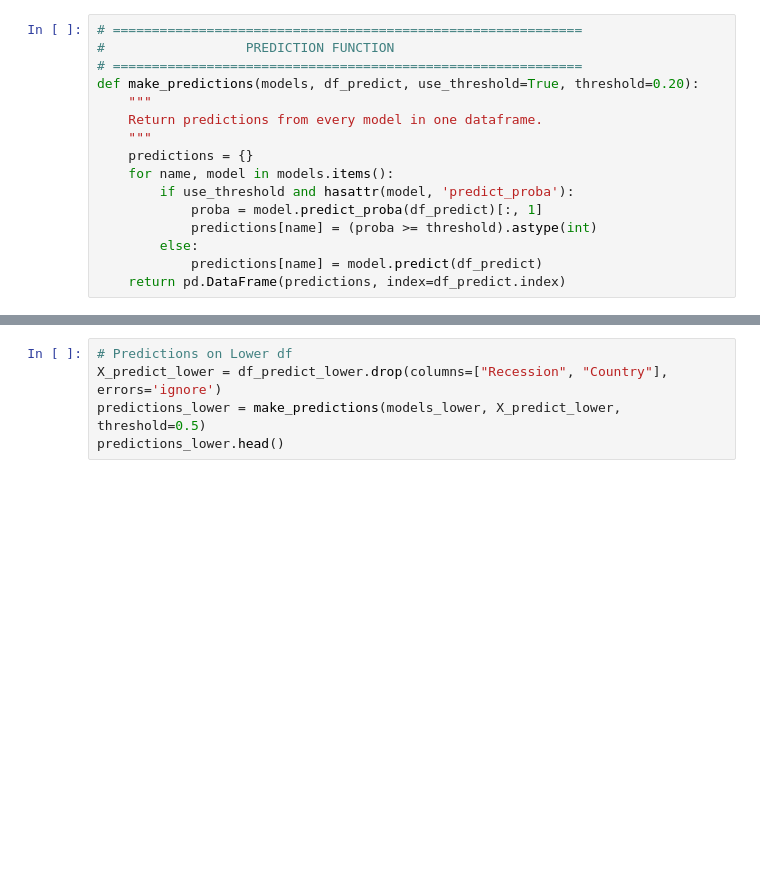
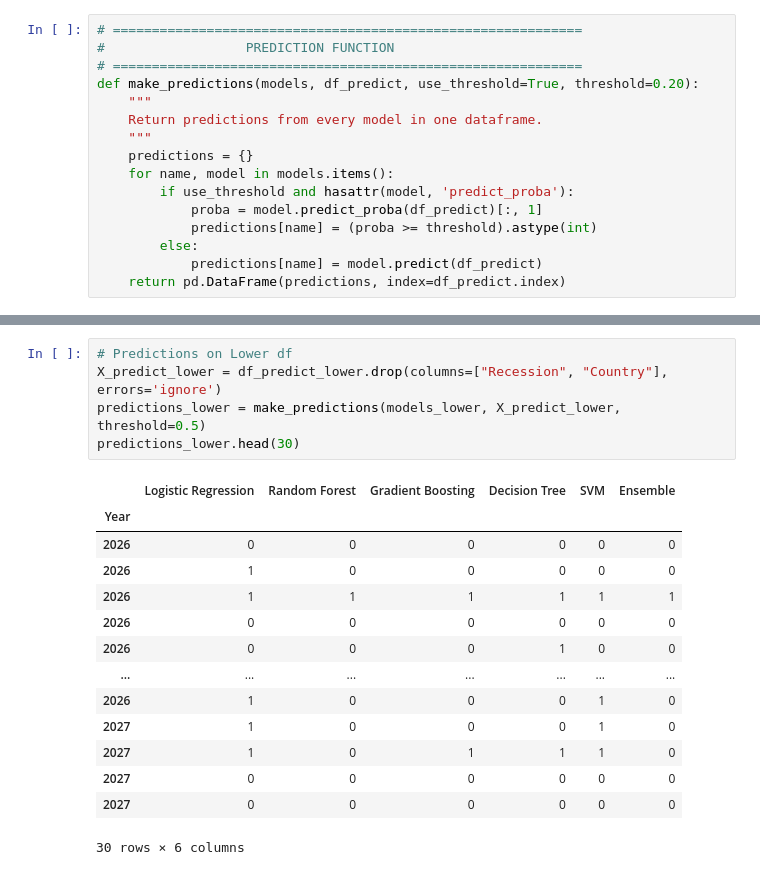
Before and after one commit to ningerdinger/Machine_Learning, a Jupyter notebook: Final_product.ipynb, the cells around one changed output, grey strips where cells are left out. Saved outputs shown, nothing was run; the diff lists cells and outputs as text; blank space fills up the shorter version.

```diff
--- a/Final_product.ipynb
+++ b/Final_product.ipynb
@@ -740,8 +1070,23 @@ predictions_upper.head()
 # %%
 # Predictions on Lower df
 X_predict_lower = df_predict_lower.drop(columns=["Recession", "Country"], errors='ignore')
 predictions_lower = make_predictions(models_lower, X_predict_lower, threshold=0.5)
-predictions_lower.head()
+predictions_lower.head(30)
+# %% [output]
+|  | Logistic Regression | Random Forest | Gradient Boosting | Decision Tree | SVM | Ensemble |
+| Year |  |  |  |  |  |  |
+| 2026 | 0 | 0 | 0 | 0 | 0 | 0 |
+| 2026 | 1 | 0 | 0 | 0 | 0 | 0 |
+| 2026 | 1 | 1 | 1 | 1 | 1 | 1 |
+| 2026 | 0 | 0 | 0 | 0 | 0 | 0 |
+| 2026 | 0 | 0 | 0 | 1 | 0 | 0 |
+| ... | ... | ... | ... | ... | ... | ... |
+| 2026 | 1 | 0 | 0 | 0 | 1 | 0 |
+| 2027 | 1 | 0 | 0 | 0 | 1 | 0 |
+| 2027 | 1 | 0 | 1 | 1 | 1 | 0 |
+| 2027 | 0 | 0 | 0 | 0 | 0 | 0 |
+| 2027 | 0 | 0 | 0 | 0 | 0 | 0 |
+30 rows × 6 columns
 # %%
 # Predictions Upper Reduced
 X_predict_upper_reduced = df_predict_upper[selected_features]
```
Also changed, not shown: parts of 27 cells of this notebook.
